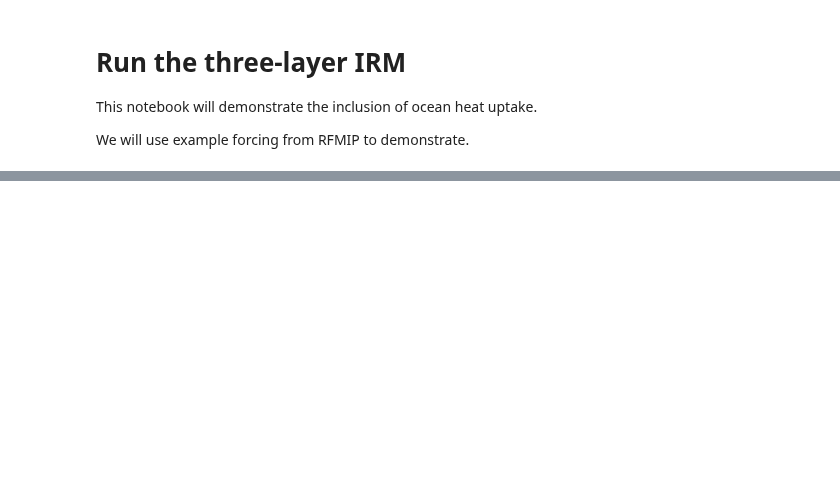
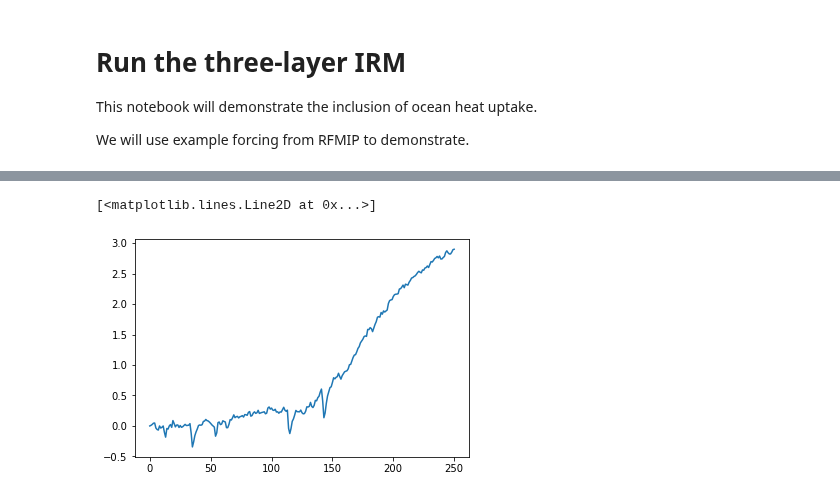
Before and after one commit to chrisroadmap/fair-calibrate, a Jupyter notebook: notebooks/030_run-irm3-with-forcing.ipynb, the cells around one changed output, grey strips where cells are left out. Saved outputs shown, nothing was run; the diff lists cells and outputs as text; code cells hidden in the pictures; blank space fills up the shorter version.

Commit message:
WIP: run prescribed forcing in three layer model

```diff
--- a/notebooks/030_run-irm3-with-forcing.ipynb
+++ b/notebooks/030_run-irm3-with-forcing.ipynb
@@ -35,4 +43,12 @@ for model in models:
         params[model][run]['sigma_eta'] = df.loc[condition, 'sigma_eta'].values[0]
         params[model][run]['sigma_xi'] = df.loc[condition, 'sigma_xi'].values[0]
         params[model][run]['forcing_4co2'] = df.loc[condition, 'F_4xCO2'].values[0]
+# %%
+# TODO: move to a constants module
+
+NBOX = 3  # hard code for now, to do is a truly flexible model
+EARTH_RADIUS = 6.371e6  # m
+SECONDS_PER_YEAR = 365.2425 * 24 * 60 * 60  # we can be cleverer about this
+DOUBLING_TIME_1PCT = np.log(2)/np.log(1.01)  # about 69.7
+forcing_2co2_4co2_ratio=0.476304  # TODO: un-hardcode this and calculate directly from Meinshausen or Etminan relations.
 # %%
@@ -243,3 +202,10 @@ def threelayermodel(forcing, params):
 df_forcing = pd.read_csv(
     os.path.join("..", "data", "rfmip-erf", "RFMIP-ERF-tier2.csv")
 )
+# %%
+ebm = EnergyBalanceModel(
+    timestep=1,
+    **params['GISS-E2-1-G']['r1i1p1f1']
+)
+# %%
+ebm.run(df_forcing['GISS-E2-1-G TOT'].values)
@@ -246,3 +232,8 @@ df_forcing = pd.read_csv(
+# %%
+pl.plot(ebm.temperature[:,0])
+# %% [output]
+[<matplotlib.lines.Line2D at 0x...>]
+[figure, added]
 # %%
 results = {}
 # %%
```
Also changed, not shown: parts of 5 cells of this notebook, 1 other file.
